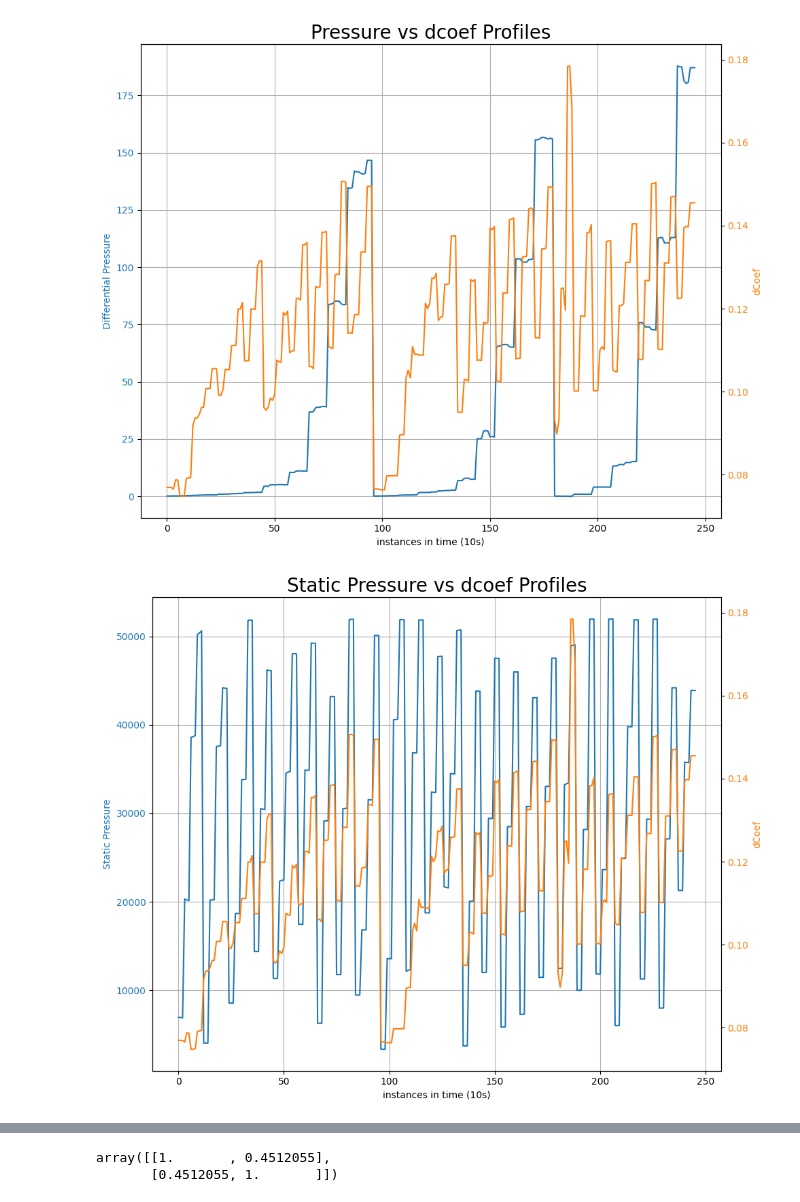
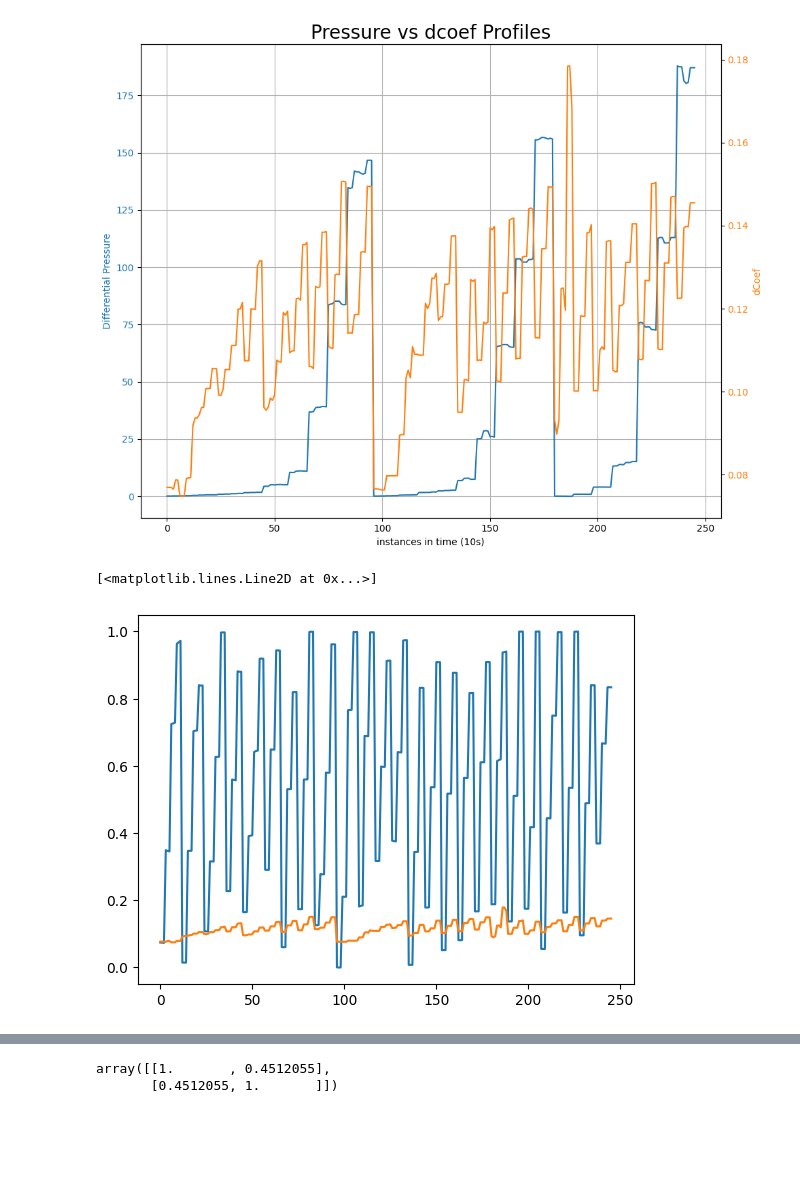
Before and after one commit to duutabib/faceofLastmileICT, a Jupyter notebook: labFit/labfitChecks.ipynb, the cells around one changed output, grey strips where cells are left out. Drawn from its saved outputs; the diff is of its cells as text; code cells hidden in the pictures; blank space fills up the shorter version.

Commit message:
Add rescaling of variables, and best two labfit models, and examined plots of the structure.

```diff
--- a/labFit/labfitChecks.ipynb
+++ b/labFit/labfitChecks.ipynb
@@ -36,18 +36,20 @@ Index(['Static Pressure', 'LPM_Rota', 'temp_mcu', 'Static_Pa', 'SP_mV',
 # %% [markdown]
 # Meta-functions for computations
 # %%
-# Y=A/X2+B*EXP(C*X1)+D/X2**2
-#Y=A*X1**(B*X2**C)+D/X2
-
+#
+# X1 : 'Static_Pa'  X2: 'Differential_Pa'
 #data['labfit'] = data.apply(labfit_model, axis=1)
 #data['labfit0'] = data.apply(lambda row: labfit_function(row), axis=1)
+# labfit_best1 : Y=A/X2+B*EXP(C*X1)+D/X2**2
+# labfit_best0 : Y=A*X1**(B*X2**C)+D/X2
 
-def labfit_function(row):
-    return  -1 * A * row['Static_Pa'] ** (B * row['Differential_Pa']**C) + D / row['Differential_Pa']
+labfit1 = lambda row: A*row.Differential_Pa + B*np.exp(C*row.Static_Pa) + D/row.Differential_Pa**2
+labfit0 = lambda row: A*row.Differential_Pa**(B*row.Static_Pa**C) + D/row.Static_Pa
 
-labfit_model = lambda row: A*row.Static_Pa**(B*row.Differential_Pa**C) + D/row.Differential_Pa
 
-labfit_model0 = lambda row: A*row.Differential_Pa**(B*row.Static_Pa**C) + D/row.Static_Pa
+labfit1_scaled = lambda row: A*row.DP_scale + B*np.exp(C*row.SP_scale) + D/row.DP_scale**2
+labfit0_scaled = lambda row: A*row.DP_scale**(B*row.SP_scale**C) + D/row.SP_scale
+
 
 LPM_rota_normalization = lambda row: row.LPM_Rota *( row.Static_Pa + output_lpm)/ output_lpm*(Tsb/(row.temp_mcu + c))
 SB_lpm = lambda row: row.Flow_lph/60
@@ -55,7 +57,25 @@ SB_lpm = lambda row: row.Flow_lph/60
 # Computing desired variables to from system
 # reference readings and in house readings
 # %%
-data0['labfit_dcoef'] = data0.apply(labfit_model, axis=1)
+# unscaled
+data0['labfit_dcoef0'] = data0.apply(labfit0, axis=1)
+data0['labfit_dcoef1'] = data0.apply(labfit1, axis=1)
+
+
+print('2')
+#
 data0['LPM_rota_norm'] = data0.apply(LPM_rota_normalization, axis=1)
 data0['SB_lpm'] = data0.apply(SB_lpm, axis=1)
 data0['dcoef0'] = data0['LPM_rota_norm']/data0['SB_lpm']
+
+
+print('3')
+# Min-Max scaling
+data0['SP_scale'] =  (data0.Static_Pa - min(data0.Static_Pa))/ (max(data0.Static_Pa) - min(data0.Static_Pa)) + 1E-3
+data0['DP_scale'] =  (data0.Differential_Pa - min(data0.Differential_Pa))/ (max(data0.Differential_Pa) - min(data0.Differential_Pa)) + 1E-3
+
+
+print('1')
+# scaled results
+data0['dc_lfs0'] = data0.apply(labfit0_scaled, axis=1)
+data0['dc_lfs1'] = data0.apply(labfit1_scaled, axis=1)
@@ -110,24 +134,3 @@ fig.tight_layout()  # otherwise the right y-label is slightly clipped
 plt.show()
 # %% [output]
 [figure]
-# %%
-fig, ax1 = plt.subplots(figsize=(10, 8))
-
-color = 'tab:blue'
-ax1.set_xlabel('instances in time (10s)', fontsize=10)
-ax1.set_ylabel('Static Pressure', color=color, fontsize=10)
-ax1.plot(data0['Static_Pa'], label='Static Pressure', color=color)
-ax1.tick_params(axis='y', labelcolor=color)
-ax1.grid()
-ax2 = ax1.twinx()  # instantiate a second axes that shares the same x-axis
-
-color = 'tab:orange'
-ax2.set_ylabel('dCoef', color=color, fontsize=10)  # we already handled the x-label with ax1
-ax2.plot(data0['dcoef0'], label='dCoef (baseline)', color=color)
-ax2.tick_params(axis='y', labelcolor=color)
-plt.title('Static Pressure vs dcoef Profiles', fontsize=20)
-
-fig.tight_layout()  # otherwise the right y-label is slightly clipped
-plt.show()
-# %% [output]
-[figure, removed]
@@ -133,0 +147,6 @@ plt.show()
+# %%
+plt.plot(SP_scale)
+plt.plot(data0['dcoef0'])
+# %% [output]
+[<matplotlib.lines.Line2D at 0x...>]
+[figure, added]
```
Also changed, not shown: parts of 5 cells of this notebook.
